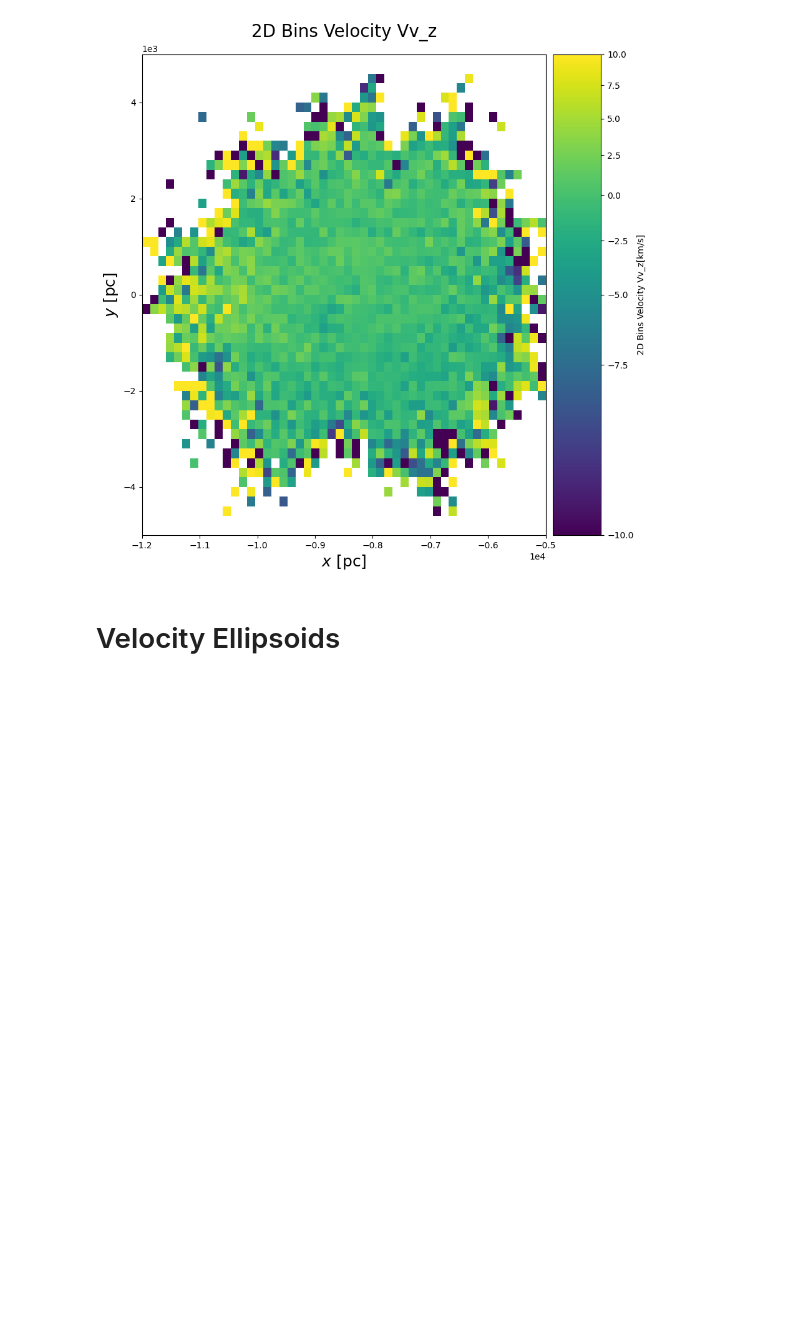
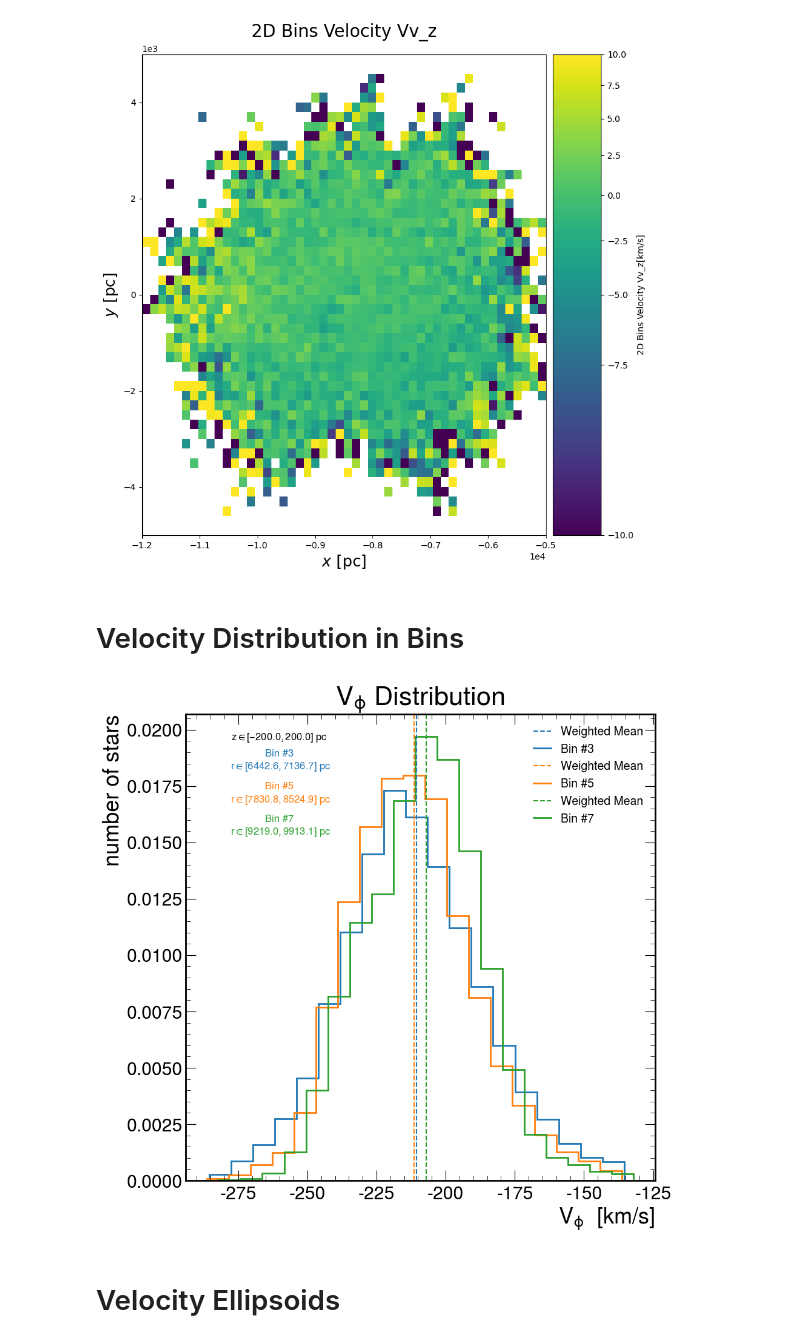
Before and after one commit to HEP-KBFI/gaia-tools, a Jupyter notebook: jupyter-notebook/Velocity_Ellipsoids.ipynb, the cells around one changed output. Saved outputs shown, nothing was run; the diff lists cells and outputs as text; code cells hidden in the pictures; blank space fills up the shorter version.

Commit message:
updated velocity ellipsoids nb

```diff
--- a/jupyter-notebook/Velocity_Ellipsoids.ipynb
+++ b/jupyter-notebook/Velocity_Ellipsoids.ipynb
@@ -105,6 +107,68 @@ display_bins(bin_collection, 'v_r', vmin=0, vmax= 10, showBinValues=False)
 display_bins(bin_collection, 'v_z', vmin=-10, vmax= 10, showBinValues=False)
 # %% [output]
 [figure]
+# %%
+min_r = np.min(galcen_data.r)
+max_r = np.max(galcen_data.r)
+bin_collection = data_analysis.get_collapsed_bins(data = galcen_data,
+                                                      theta = (0, 1),
+                                                      BL_r_min = min_r - 1,
+                                                      BL_r_max = max_r + 1,
+                                                      BL_z_min = -200,
+                                                      BL_z_max = 200,
+                                                      N_bins = (10, 1),
+                                                      r_drift = False,
+                                                      debug = False)
+# %% [markdown]
+# Velocity Distribution in Bins
+# %%
+import mplhep
+plt.style.use(mplhep.style.CMS)
+import boost_histogram
+
+prop_cycle = plt.rcParams['axes.prop_cycle']
+colors = prop_cycle.by_key()['color']
+
+bins = bin_collection.bins
+i_list = [2, 4, 6]
+i_height = [0.9, 0.83, 0.76]
+fig, ax = plt.subplots(1, 1, figsize = (10, 10))
+
+for i_color, i in enumerate(i_list):
+
+    weights = 1/bins[i].data.sig_vphi
+    weighted_avg, weighted_var = bins[i].weighted_avg_and_std(bins[i].data.v_phi, weights)
+
+    mean = weighted_avg
+
+    z_range = bins[i].z_boundaries
+    r_range = bins[i].r_boundaries
+
+    text_string_z = "$z \in [{:.1f}, {:.1f}]$ pc".format( z_range[0], z_range[1])
+    text_string = "Bin #{}\n $r \in [{:.1f}, {:.1f}]$ pc".format(i+1,
+                                                                            r_range[0], r_range[1])
+
+    h0 = boost_histogram.Histogram(boost_histogram.axis.Variable(np.linspace(mean - 75, mean + 75, 20)))
+    h0.fill(bins[i].data.v_phi)
+
+    ax.axvline(x=mean, ls="--", label="Weighted Mean", color=colors[i_color])
+    ax.text(0.2, i_height[i_color], text_string, color=colors[i_color], horizontalalignment='center',
+                                            verticalalignment='center',
+                                            transform = ax.transAxes, fontdict={'fontsize': 12})
+
+    mplhep.histplot(h0, histtype="step", ax=ax, yerr=False, lw=2, density=1, label="Bin #{}" .format(i+1))
+
+ax.text(0.2, 0.95, text_string_z, horizontalalignment='center',
+                                            verticalalignment='center',
+                                            transform = ax.transAxes, fontdict={'fontsize': 12})
+plt.legend(loc=1, prop={'size': 14})
+
+plt.title(r"$V_\phi}$ Distribution")
+plt.xlabel("$V_\phi}$  [km/s]")
+plt.ylabel("number of stars")
+plt.savefig("vphi_dist_bins_3_5_7.png", bbox_inches="tight")
+# %% [output]
+[figure, added]
 # %% [markdown]
 # Velocity Ellipsoids
 # %%
```
Also changed, not shown: parts of 2 cells of this notebook.
